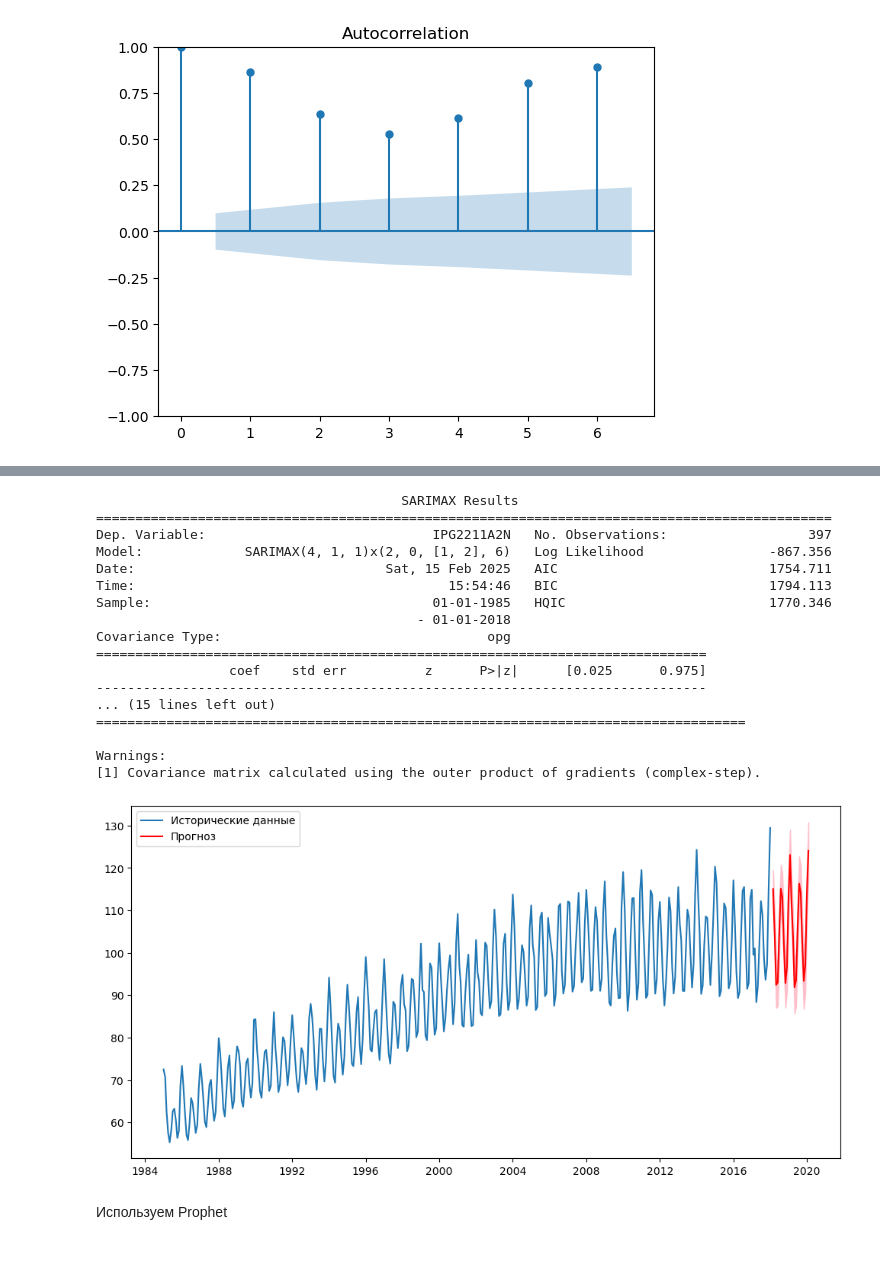
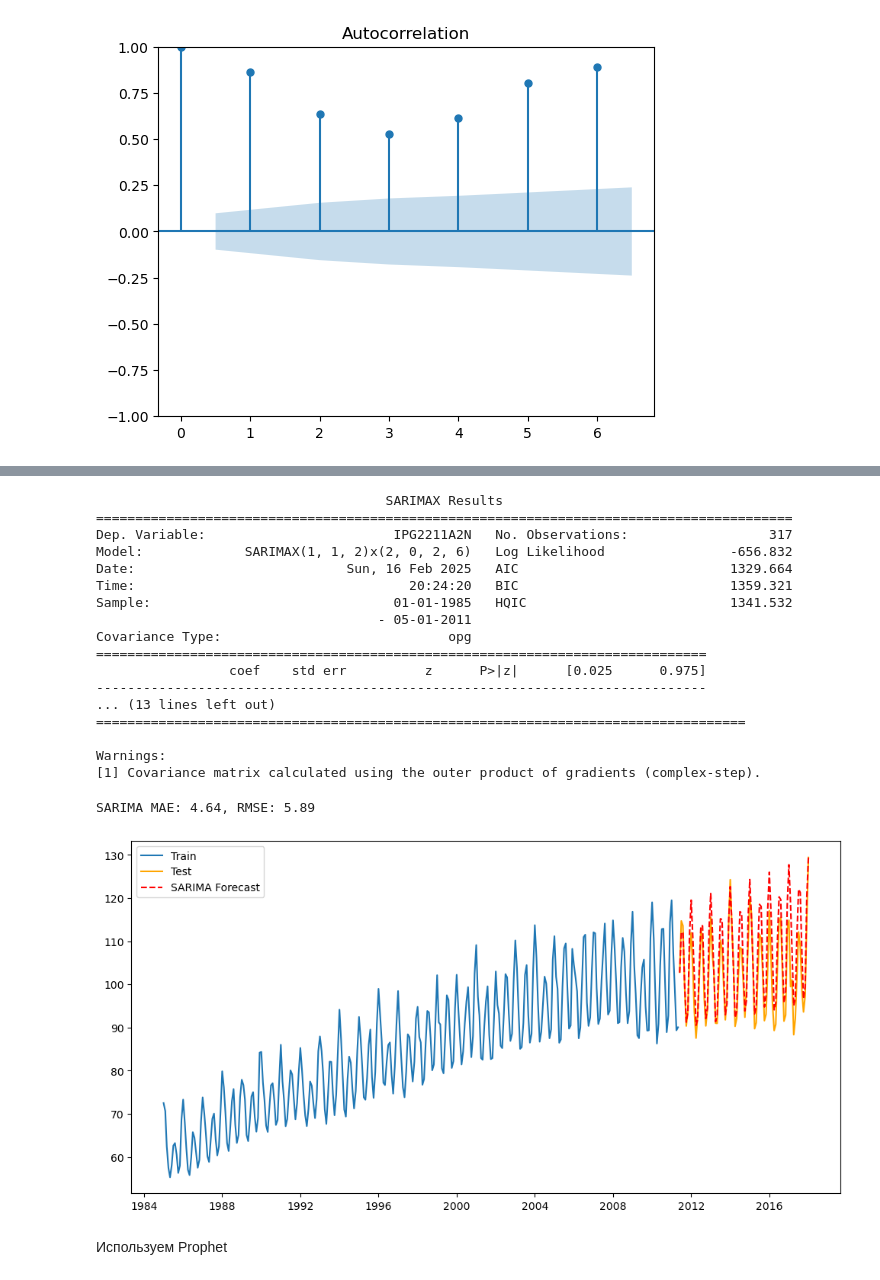
Before and after one commit to matfiz17181920/ML01_P_Online, a Jupyter notebook: Ivan_Aleksandrovich/DZ_18/sarima.ipynb, the cells around one changed output, grey strips where cells are left out. Cells and saved outputs as stored; diff of their text form; code cells hidden in the pictures.

Commit message:
add time DZ

```diff
--- a/Ivan_Aleksandrovich/DZ_18/sarima.ipynb
+++ b/Ivan_Aleksandrovich/DZ_18/sarima.ipynb
@@ -58,46 +55,49 @@ stepwise_model = auto_arima(data, seasonal=True, m=6,  # m - сезонност
                             suppress_warnings=True)
 # %%
 # Обучение модели
-sarima_model = sm.tsa.statespace.SARIMAX(data,
+sarima_model = sm.tsa.statespace.SARIMAX(train,
                                          order=stepwise_model.order,
                                          seasonal_order=stepwise_model.seasonal_order,
                                          enforce_stationarity=False,
                                          enforce_invertibility=False).fit()
 print(sarima_model.summary())
 # %% [output]
-                                       SARIMAX Results
-==============================================================================================
-Dep. Variable:                             IPG2211A2N   No. Observations:                  397
-Model:             SARIMAX(4, 1, 1)x(2, 0, [1, 2], 6)   Log Likelihood                -867.356
-Date:                                Sat, 15 Feb 2025   AIC                           1754.711
-Time:                                        15:54:46   BIC                           1794.113
-Sample:                                    01-01-1985   HQIC                          1770.346
-                                         - 01-01-2018
-Covariance Type:                                  opg
+                                     SARIMAX Results
+=========================================================================================
+Dep. Variable:                        IPG2211A2N   No. Observations:                  317
+Model:             SARIMAX(1, 1, 2)x(2, 0, 2, 6)   Log Likelihood                -656.832
+Date:                           Sun, 16 Feb 2025   AIC                           1329.664
+Time:                                   20:24:20   BIC                           1359.321
+Sample:                               01-01-1985   HQIC                          1341.532
+                                    - 05-01-2011
+Covariance Type:                             opg
 ==============================================================================
                  coef    std err          z      P>|z|      [0.025      0.975]
 ------------------------------------------------------------------------------
-... (15 lines left out)
+... (13 lines left out)
 ===================================================================================
 
 Warnings:
 [1] Covariance matrix calculated using the outer product of gradients (complex-step).
-# %%
-future_steps = 24  # Число предсказываемых шагов
-forecast = sarima_model.get_forecast(steps=future_steps)
-forecast_index = pd.date_range(start=data.index[-1], periods=future_steps+1, freq="M")[1:]
-
-# Доверительный интервал
-confidence_interval = forecast.conf_int()
-
-# График
-plt.figure(figsize=(12,6))
-plt.plot(data, label="Исторические данные")
-plt.plot(forecast_index, forecast.predicted_mean, label="Прогноз", color="red")
-plt.fill_between(forecast_index, confidence_interval.iloc[:, 0], confidence_interval.iloc[:, 1], color='pink', alpha=1)
-plt.legend()
-plt.show()
-# %% [output]
-[figure, removed]
+# %%
+# Прогноз на test
+sarima_forecast = sarima_model.forecast(steps=len(test))
+
+# Метрики
+mae_sarima = mean_absolute_error(test, sarima_forecast)
+rmse_sarima = np.sqrt(mean_squared_error(test, sarima_forecast))
+
+print(f"SARIMA MAE: {mae_sarima:.2f}, RMSE: {rmse_sarima:.2f}")
+
+# График
+plt.figure(figsize=(12, 6))
+plt.plot(train.index, train, label="Train")
+plt.plot(test.index, test, label="Test", color="orange")
+plt.plot(test.index, sarima_forecast, label="SARIMA Forecast", linestyle="dashed", color="red")
+plt.legend()
+plt.show()
+# %% [output]
+SARIMA MAE: 4.64, RMSE: 5.89
+[figure, added]
 # %% [markdown]
 Используем Prophet
```
Also changed, not shown: parts of 21 cells of this notebook.
